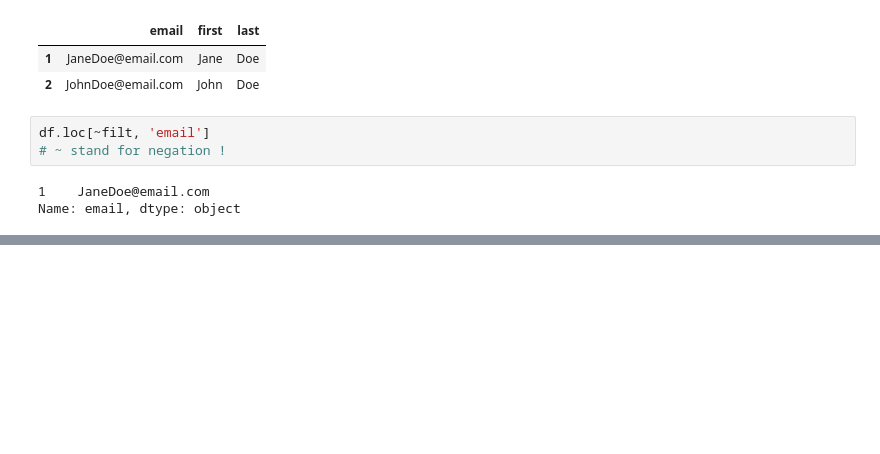
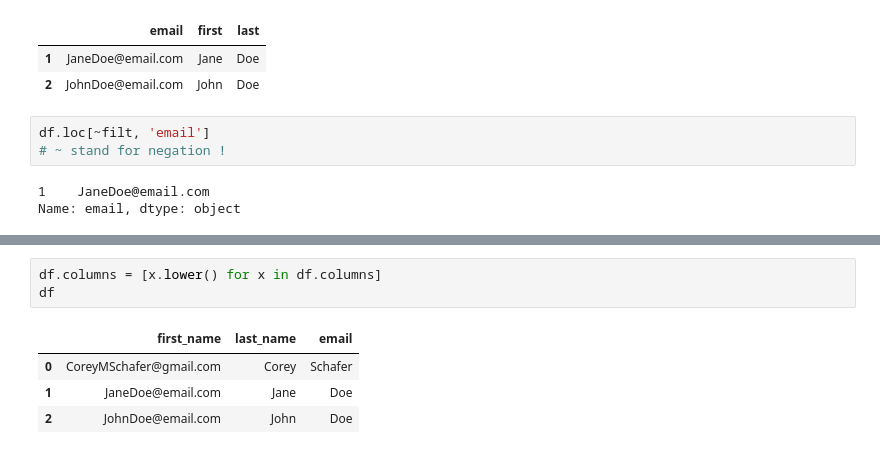
Before and after one commit to cesarVillasenor/tutorial-pandas, a Jupyter notebook: snippets.ipynb, the cells around one changed output, grey strips where cells are left out. Cells and saved outputs as stored; diff of their text form; blank space fills up the shorter version.

```diff
--- a/snippets.ipynb
+++ b/snippets.ipynb
@@ -132,0 +148,8 @@ Name: email, dtype: object
+# %%
+df.columns = [x.lower() for x in df.columns]
+df
+# %% [output]
+|  | first_name | last_name | email |
+| 0 | CoreyMSchafer@gmail.com | Corey | Schafer |
+| 1 | JaneDoe@email.com | Jane | Doe |
+| 2 | JohnDoe@email.com | John | Doe |
```
Also changed, not shown: parts of 30 cells of this notebook, 1 other file.
